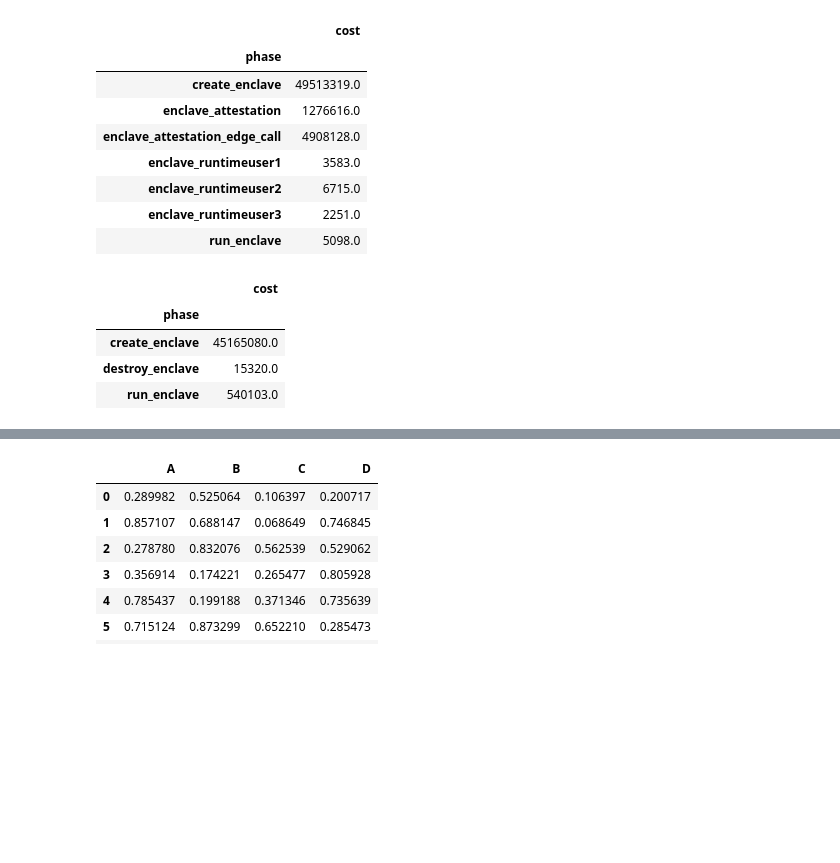
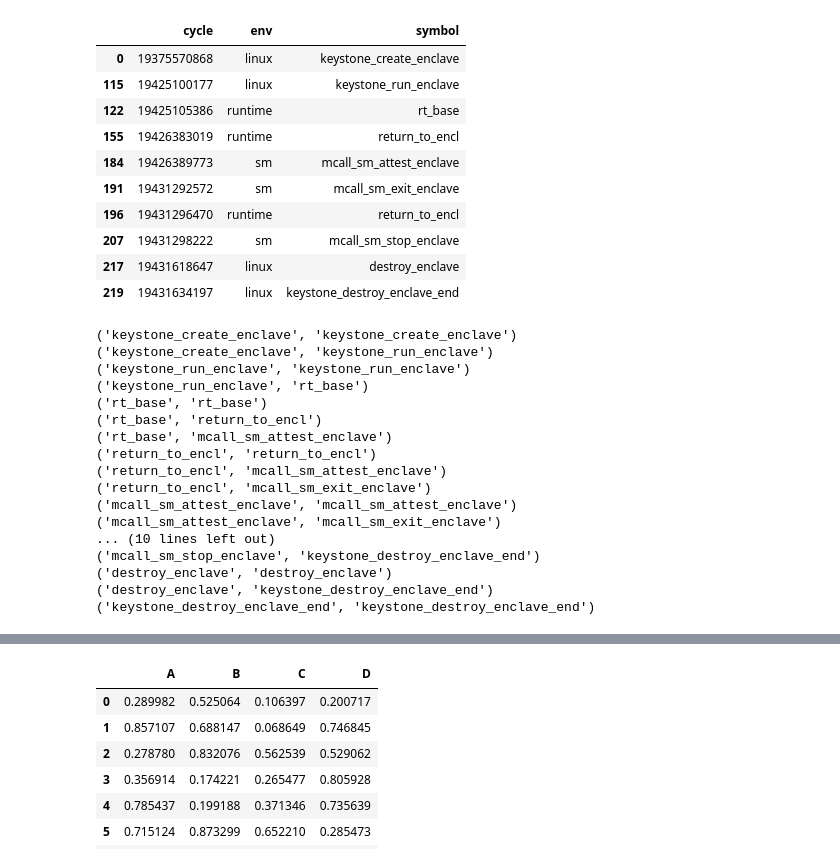
Before and after one commit to keystone-enclave/benchmarks, a Jupyter notebook: benchmark-analysis.ipynb, the cells around one changed output, grey strips where cells are left out. Cells and saved outputs as stored; diff of their text form; code cells hidden in the pictures; blank space fills up the shorter version.

Commit message:
Refactor code and add data

```diff
--- a/benchmark-analysis.ipynb
+++ b/benchmark-analysis.ipynb
@@ -5,5 +5,12 @@ import numpy as np
 
 from IPython.display import display
 
-attestation = pd.read_csv("data/attestation.csv")
+# TODOs:
+# get an error bound based on the data
+# analyze trace with full symbols list
+# filter out useless symbol (or just bar chart/visualize everything)
+
+attestation = pd.read_csv("data/attestation2.csv")
 aes = pd.read_csv("data/tinyaes.csv")
+aesfull = pd.read_csv("data/tinyaesfull.csv")
+aesfull[:50]
@@ -84,7 +151,14 @@ native_bset = [] # we just want user mode?
 # %%
 # Run Analysis
+def get_large_buckets(data):
+    bset = enclave_bset
+    indicies = get_indices(bset, data)
+    display(data.iloc[indicies])
+    results = get_phase_cycles2(indicies, bset, data)
+    return results[['phases', 'cycle_counts']].groupby("phases").sum()
+
 def data_pipeline(data):
     bset = enclave_bset
     indicies = get_indices(bset, data)
-    results = get_results(indicies, bset, data)
-    return results.groupby("phase").sum()
+    results = get_phase_cycles2(indicies, bset, data)
+    return results
@@ -91,22 +215,31 @@ def data_pipeline(data):
 # %%
-attres = data_pipeline(attestation)
-attres
+attres = get_large_buckets(attestation)
 # %% [output]
-|  | cost |
-| phase |  |
-| create_enclave | 49513319.0 |
-| enclave_attestation | 1276616.0 |
-| enclave_attestation_edge_call | 4908128.0 |
-| enclave_runtimeuser1 | 3583.0 |
-| enclave_runtimeuser2 | 6715.0 |
-| enclave_runtimeuser3 | 2251.0 |
-| run_enclave | 5098.0 |
+|  | cycle | env | symbol |
+| 0 | 19375570868 | linux | keystone_create_enclave |
+| 115 | 19425100177 | linux | keystone_run_enclave |
+| 122 | 19425105386 | runtime | rt_base |
+| 155 | 19426383019 | runtime | return_to_encl |
+| 184 | 19426389773 | sm | mcall_sm_attest_enclave |
+| 191 | 19431292572 | sm | mcall_sm_exit_enclave |
+| 196 | 19431296470 | runtime | return_to_encl |
+| 207 | 19431298222 | sm | mcall_sm_stop_enclave |
+| 217 | 19431618647 | linux | destroy_enclave |
+| 219 | 19431634197 | linux | keystone_destroy_enclave_end |
+('keystone_create_enclave', 'keystone_create_enclave')
+('keystone_create_enclave', 'keystone_run_enclave')
+('keystone_run_enclave', 'keystone_run_enclave')
+('keystone_run_enclave', 'rt_base')
+('rt_base', 'rt_base')
+('rt_base', 'return_to_encl')
+('rt_base', 'mcall_sm_attest_enclave')
+('return_to_encl', 'return_to_encl')
+('return_to_encl', 'mcall_sm_attest_enclave')
+('return_to_encl', 'mcall_sm_exit_enclave')
+('mcall_sm_attest_enclave', 'mcall_sm_attest_enclave')
+('mcall_sm_attest_enclave', 'mcall_sm_exit_enclave')
+... (10 lines left out)
+('mcall_sm_stop_enclave', 'keystone_destroy_enclave_end')
+('destroy_enclave', 'destroy_enclave')
+('destroy_enclave', 'keystone_destroy_enclave_end')
+('keystone_destroy_enclave_end', 'keystone_destroy_enclave_end')
-# %%
-aesres = data_pipeline(aes)
-aesres
-# %% [output]
-|  | cost |
-| phase |  |
-| create_enclave | 45165080.0 |
-| destroy_enclave | 15320.0 |
-| run_enclave | 540103.0 |
```
Also changed, not shown: parts of 6 cells of this notebook, 8 other files.
